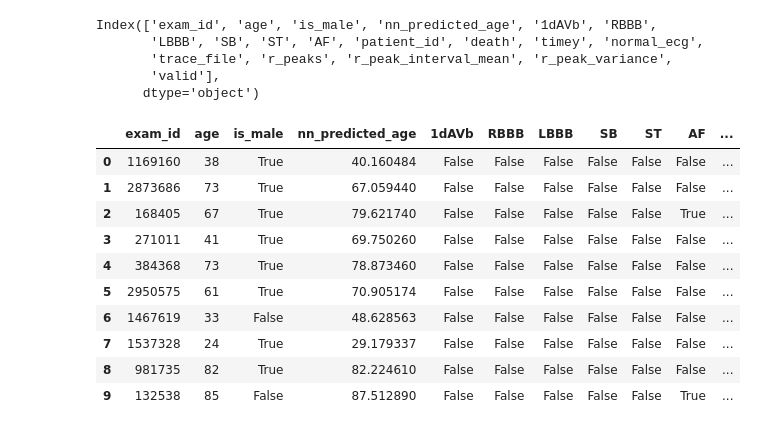
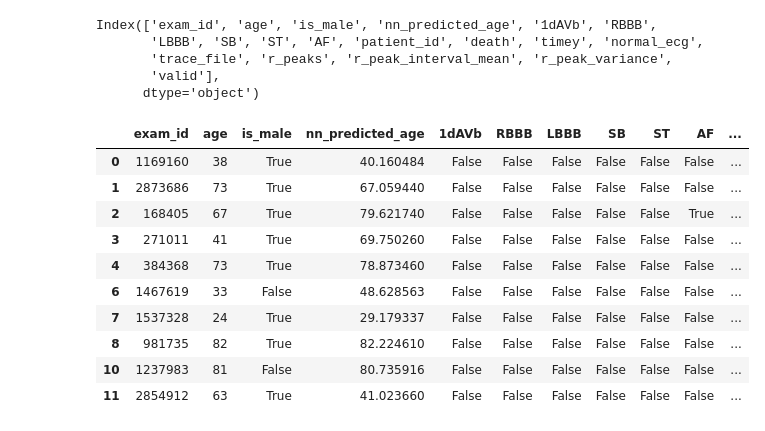
Before and after one commit to Lobster1911/bench-xecg-indian-benchmark, a Jupyter notebook: mortality.ipynb, the cells around one changed output. Cells and saved outputs as stored; diff of their text form; code cells hidden in the pictures.

```diff
--- a/mortality.ipynb
+++ b/mortality.ipynb
@@ -14,24 +19,26 @@ code_15_exams = '/media/Volume/data/CODE15/processed/exams_filtered.csv'
 # %%
 code_15 = pd.read_csv(code_15_exams)
 # drop unnamed 0 and unnamed 1
 code_15 = code_15.loc[:, ~code_15.columns.str.contains('^Unnamed')]
 # print columns
 print(code_15.columns)
+# remove null timey and death
+code_15 = code_15[code_15['timey'].notna()]
 code_15.head(n=10)
 # %% [output]
 Index(['exam_id', 'age', 'is_male', 'nn_predicted_age', '1dAVb', 'RBBB',
        'LBBB', 'SB', 'ST', 'AF', 'patient_id', 'death', 'timey', 'normal_ecg',
        'trace_file', 'r_peaks', 'r_peak_interval_mean', 'r_peak_variance',
        'valid'],
       dtype='object')
 |  | exam_id | age | is_male | nn_predicted_age | 1dAVb | RBBB | LBBB | SB | ST | AF | ... |
 | 0 | 1169160 | 38 | True | 40.160484 | False | False | False | False | False | False | ... |
 | 1 | 2873686 | 73 | True | 67.059440 | False | False | False | False | False | False | ... |
 | 2 | 168405 | 67 | True | 79.621740 | False | False | False | False | False | True | ... |
 | 3 | 271011 | 41 | True | 69.750260 | False | False | False | False | False | False | ... |
 | 4 | 384368 | 73 | True | 78.873460 | False | False | False | False | False | False | ... |
-| 5 | 2950575 | 61 | True | 70.905174 | False | False | False | False | False | False | ... |
 | 6 | 1467619 | 33 | False | 48.628563 | False | False | False | False | False | False | ... |
 | 7 | 1537328 | 24 | True | 29.179337 | False | False | False | False | False | False | ... |
 | 8 | 981735 | 82 | True | 82.224610 | False | False | False | False | False | False | ... |
-| 9 | 132538 | 85 | False | 87.512890 | False | False | False | False | False | True | ... |
+| 10 | 1237983 | 81 | False | 80.735916 | False | False | False | False | False | False | ... |
+| 11 | 2854912 | 63 | True | 41.023660 | False | False | False | False | False | False | ... |
```
Also changed, not shown: parts of 26 cells of this notebook, 2 other files.
